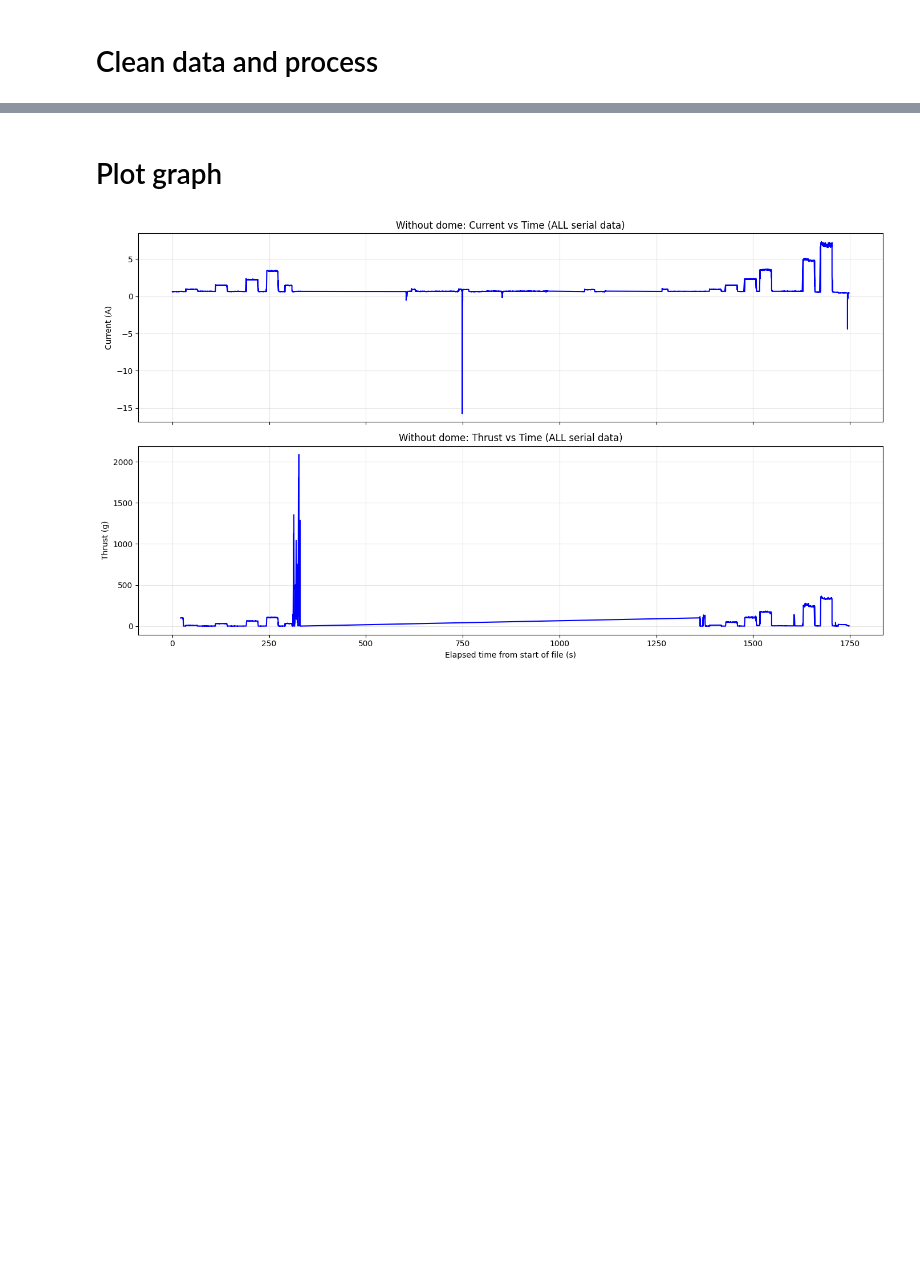
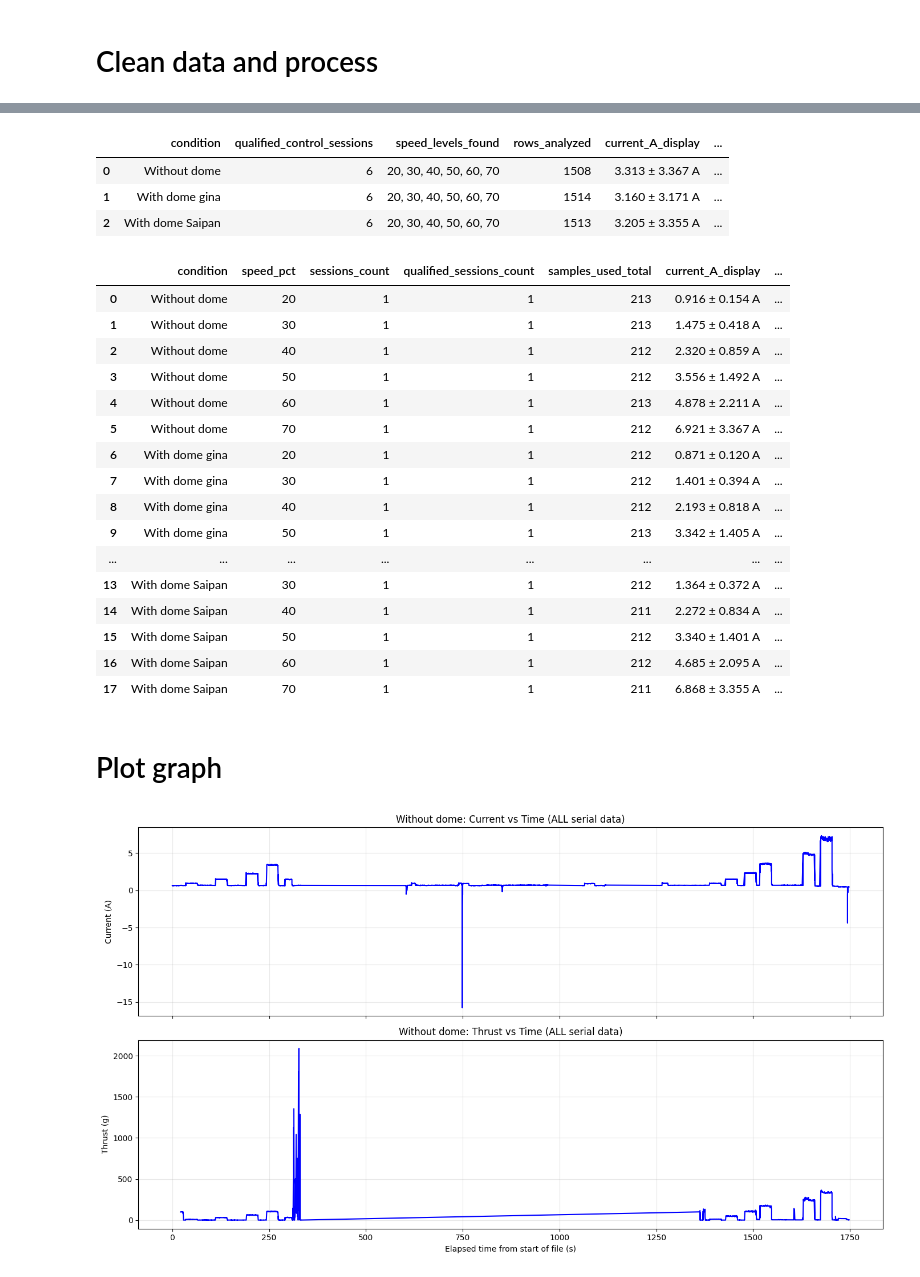
Before and after one commit to Vapankung/Physic-lab-2-project-coanda-dome, a Jupyter notebook: Data processing/Data Session use!!!!/data_process.ipynb, the cells around one changed output, grey strips where cells are left out. Cells and saved outputs as stored; diff of their text form; code cells hidden in the pictures; blank space fills up the shorter version.

```diff
--- a/Data processing/Data Session use!!!!/data_process.ipynb
+++ b/Data processing/Data Session use!!!!/data_process.ipynb
@@ -357,3 +527,53 @@ Per-speed summary
+# %%
+overall_disp, per_speed_disp = add_display_columns(overall_df, per_speed_df)
+# %%
+overall_disp_view = overall_disp[[
+    "condition",
+    "qualified_control_sessions",
+    "speed_levels_found",
+    "rows_analyzed",
+    "current_A_display",
+    "thrust_g_display",
+    "overall_peak_thrust_g",
+    "efficiency_g_per_A_display",
+]]
+
+per_speed_disp_view = per_speed_disp[[
+    "condition",
+    "speed_pct",
+    "sessions_count",
+    "qualified_sessions_count",
+    "samples_used_total",
+    "current_A_display",
+    "thrust_g_display",
+    "efficiency_g_per_A_display",
+    "thrust_peak_g_max",
+]]
+# %%
+display(overall_disp_view)
+display(per_speed_disp_view)
+# %% [output]
+|  | condition | qualified_control_sessions | speed_levels_found | rows_analyzed | current_A_display | ... |
+| 0 | Without dome | 6 | 20, 30, 40, 50, 60, 70 | 1508 | 3.313 ± 3.367 A | ... |
+| 1 | With dome gina | 6 | 20, 30, 40, 50, 60, 70 | 1514 | 3.160 ± 3.171 A | ... |
+| 2 | With dome Saipan | 6 | 20, 30, 40, 50, 60, 70 | 1513 | 3.205 ± 3.355 A | ... |
+|  | condition | speed_pct | sessions_count | qualified_sessions_count | samples_used_total | current_A_display | ... |
+| 0 | Without dome | 20 | 1 | 1 | 213 | 0.916 ± 0.154 A | ... |
+| 1 | Without dome | 30 | 1 | 1 | 213 | 1.475 ± 0.418 A | ... |
+| 2 | Without dome | 40 | 1 | 1 | 212 | 2.320 ± 0.859 A | ... |
+| 3 | Without dome | 50 | 1 | 1 | 212 | 3.556 ± 1.492 A | ... |
+| 4 | Without dome | 60 | 1 | 1 | 213 | 4.878 ± 2.211 A | ... |
+| 5 | Without dome | 70 | 1 | 1 | 212 | 6.921 ± 3.367 A | ... |
+| 6 | With dome gina | 20 | 1 | 1 | 212 | 0.871 ± 0.120 A | ... |
+| 7 | With dome gina | 30 | 1 | 1 | 212 | 1.401 ± 0.394 A | ... |
+| 8 | With dome gina | 40 | 1 | 1 | 212 | 2.193 ± 0.818 A | ... |
+| 9 | With dome gina | 50 | 1 | 1 | 213 | 3.342 ± 1.405 A | ... |
+| ... | ... | ... | ... | ... | ... | ... | ... |
+| 13 | With dome Saipan | 30 | 1 | 1 | 212 | 1.364 ± 0.372 A | ... |
+| 14 | With dome Saipan | 40 | 1 | 1 | 211 | 2.272 ± 0.834 A | ... |
+| 15 | With dome Saipan | 50 | 1 | 1 | 212 | 3.340 ± 1.401 A | ... |
+| 16 | With dome Saipan | 60 | 1 | 1 | 212 | 4.685 ± 2.095 A | ... |
+| 17 | With dome Saipan | 70 | 1 | 1 | 211 | 6.868 ± 3.355 A | ... |
 # %% [markdown]
 # Plot graph
 # %%
```
Also changed, not shown: parts of 14 cells of this notebook.
